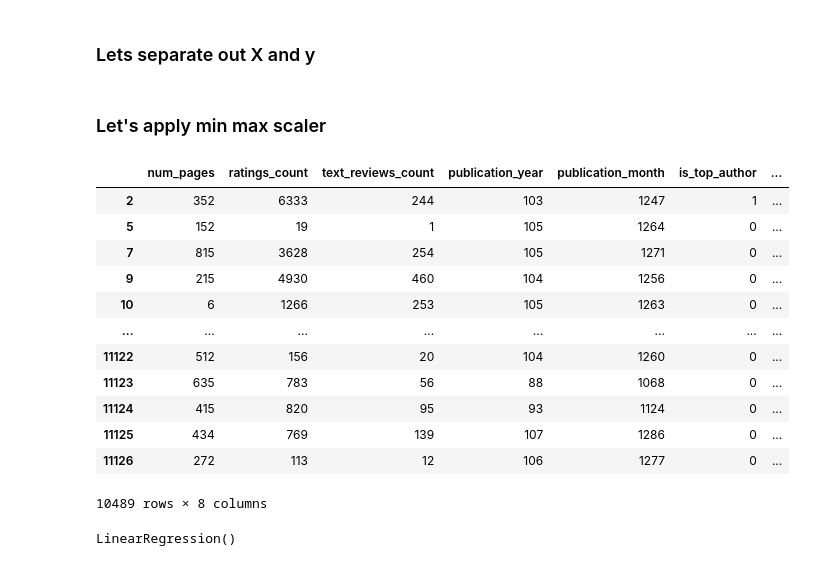
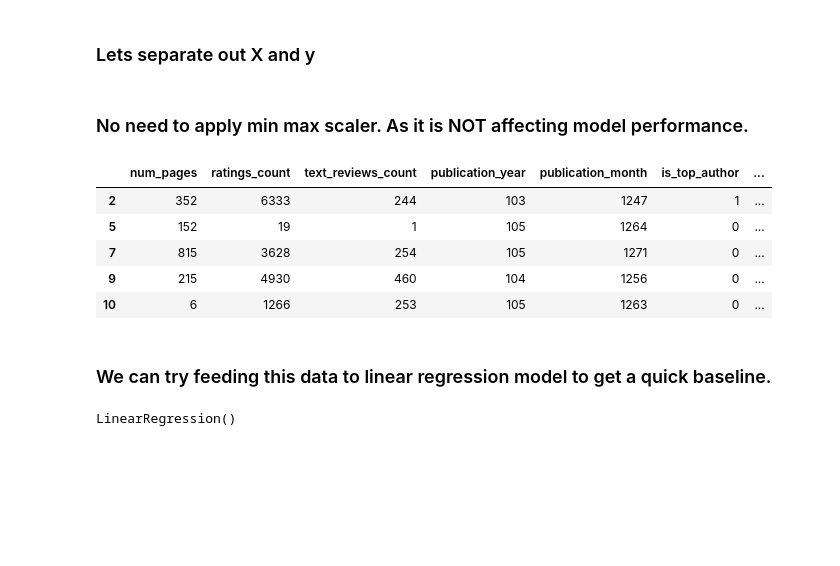
Before and after one commit to Ashuayd/Books-Project, a Jupyter notebook: CompleteSolution.ipynb, the cells around one changed output. Saved outputs shown, nothing was run; the diff lists cells and outputs as text; code cells hidden in the pictures; blank space fills up the shorter version.

```diff
--- a/CompleteSolution.ipynb
+++ b/CompleteSolution.ipynb
@@ -555,9 +559,8 @@ df['is_top_publisher'] = df.publisher
 for auth in author_name:
     df['is_top_author'] = df['is_top_author'] | df[auth]
 
-titre_df=df['title']
 
-df.drop(author_name + ['publisher', 'title'], inplace=True, axis=1)
+df.drop(author_name + ['publisher'], inplace=True, axis=1)
 # %% [markdown]
 #### Note we have removed author name, publisher name and title from original data.
 # %%
@@ -787,6 +784,8 @@ Try using .loc[row_indexer,col_indexer] = value instead
 
 See the caveats in the documentation: https://pandas.pydata.org/pandas-docs/stable/user_guide/indexing.html#returning-a-view-versus-a-copy
   eligible_df['top_author_publisher'] = eligible_df.loc[:, 'is_top_author'] * eligible_df.loc[:, 'is_top_publisher']
+# %%
+eligible_df = eligible_df.drop(columns=['title'])
 # %% [markdown]
 ###  Lets separate out X and y
 # %%
@@ -802,5 +795,5 @@ y = eligible_df.iloc[:, 0]
 # %% [markdown]
-###  Let's apply min max scaler
+###  No need to apply min max scaler. As it is NOT affecting model performance.
 # %%
 from sklearn.preprocessing import MinMaxScaler, StandardScaler
 # scaler = MinMaxScaler()
@@ -813,19 +802,14 @@ st_scaler= StandardScaler()
 # %%
-X
+X.head()
 # %% [output]
 |  | num_pages | ratings_count | text_reviews_count | publication_year | publication_month | is_top_author | ... |
 | 2 | 352 | 6333 | 244 | 103 | 1247 | 1 | ... |
 | 5 | 152 | 19 | 1 | 105 | 1264 | 0 | ... |
 | 7 | 815 | 3628 | 254 | 105 | 1271 | 0 | ... |
 | 9 | 215 | 4930 | 460 | 104 | 1256 | 0 | ... |
 | 10 | 6 | 1266 | 253 | 105 | 1263 | 0 | ... |
-| ... | ... | ... | ... | ... | ... | ... | ... |
-| 11122 | 512 | 156 | 20 | 104 | 1260 | 0 | ... |
-| 11123 | 635 | 783 | 56 | 88 | 1068 | 0 | ... |
-| 11124 | 415 | 820 | 95 | 93 | 1124 | 0 | ... |
-| 11125 | 434 | 769 | 139 | 107 | 1286 | 0 | ... |
-| 11126 | 272 | 113 | 12 | 106 | 1277 | 0 | ... |
-10489 rows × 8 columns
+# %% [markdown]
+### We can try feeding this data to linear regression model to get a quick baseline.
 # %%
 from sklearn.model_selection import train_test_split
 
```
Also changed, not shown: parts of 51 cells of this notebook, 2 other files.
